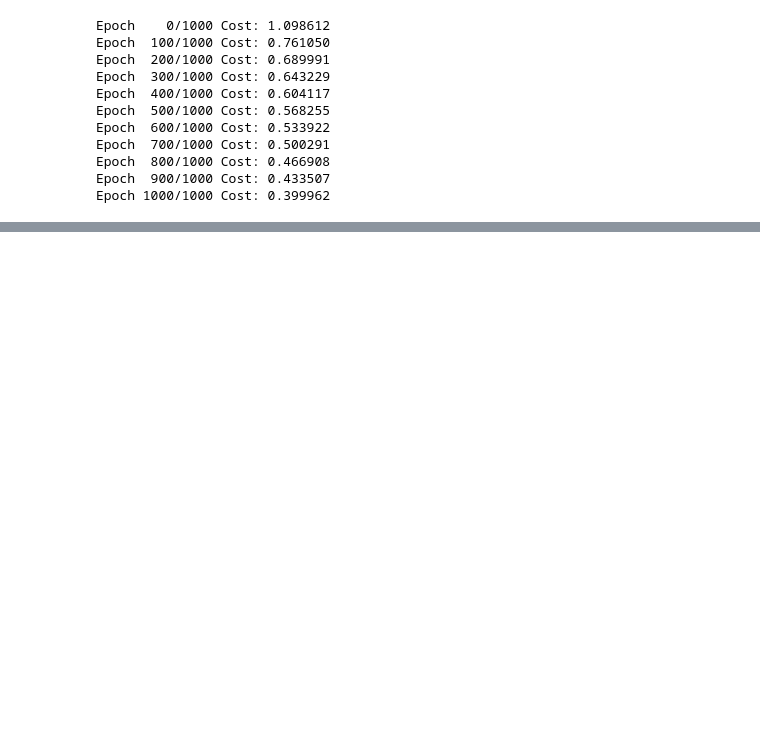
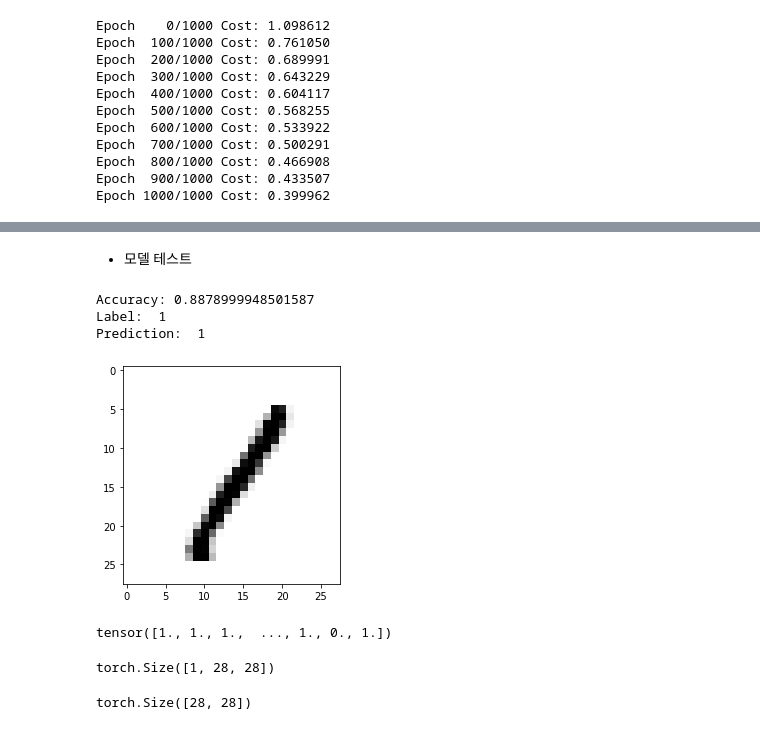
Before and after one commit to passiona2z/study, a Jupyter notebook: Pytorch_basic/Ch05_SoftmaxRegression.ipynb, the cells around one changed output, grey strips where cells are left out. Cells and saved outputs as stored; diff of their text form; code cells hidden in the pictures; blank space fills up the shorter version.

```diff
--- a/Pytorch_basic/Ch05_SoftmaxRegression.ipynb
+++ b/Pytorch_basic/Ch05_SoftmaxRegression.ipynb
@@ -401,20 +470,0 @@ Learning finished
-# %%
-with torch.no_grad():
-  x_test = mnist_test.test_data.view(-1, 28*28).float().to(device)
-  y_test = mnist_test.test_labels.to(device)
-
-  pred = linear(x_test)
-  correct_prediction = torch.argmax(pred, 1) == y_test
-  accuracy = correct_prediction.float().mean()
-  print('Accuracy:', accuracy.item())
-
-  r = random.randint(0, len(mnist_test) - 1)
-  X_single_data = mnist_test.test_data[r:r + 1].view(-1, 28 * 28).float().to(device)
-  Y_single_data = mnist_test.test_labels[r:r + 1].to(device)
-
-  print('Label: ', Y_single_data.item())
-  single_prediction = linear(X_single_data)
-  print('Prediction: ', torch.argmax(single_prediction, 1).item())
-
-  plt.imshow(mnist_test.test_data[r:r + 1].view(28, 28), cmap='Greys', interpolation='nearest')
-  plt.show()
@@ -425,0 +680,47 @@ Prediction:  3
+# %% [markdown]
+- 모델 테스트
+# %%
+# 테스트 데이터를 사용하여 모델을 테스트한다.
+with torch.no_grad(): # torch.no_grad()를 하면 gradient 계산을 수행하지 않는다.
+
+    X_test = mnist_test.test_data.view(-1, 28 * 28).float().to(device)
+    Y_test = mnist_test.test_labels.to(device)
+
+    # 학습을 수행할 필요없이 출력값을 argmax하여 비교
+    prediction = linear(X_test)
+    correct_prediction = torch.argmax(prediction, dim = 1) == Y_test
+
+    # 정확도 계산
+    accuracy = correct_prediction.float().mean()
+    print('Accuracy:', accuracy.item())
+
+    # MNIST 테스트 데이터에서 무작위로 하나를 뽑아서 예측을 해본다
+    r = random.randint(0, len(mnist_test) - 1)
+    # test_data
+    X_single_data = mnist_test.test_data[r:r + 1].view(-1, 28 * 28).float().to(device)
+    # test_labels
+    Y_single_data = mnist_test.test_labels[r:r + 1].to(device)
+
+    print('Label: ', Y_single_data.item())
+    single_prediction = linear(X_single_data)
+    print('Prediction: ', torch.argmax(single_prediction, dim = 1).item())
+
+    plt.imshow(mnist_test.test_data[r:r + 1].view(28, 28), cmap='Greys', interpolation='nearest')
+    plt.show()
+# %% [output]
+Accuracy: 0.8878999948501587
+Label:  1
+Prediction:  1
+[figure, added]
+# %%
+correct_prediction.float()
+# %% [output]
+tensor([1., 1., 1.,  ..., 1., 0., 1.])
+# %%
+mnist_test.test_data[r:r + 1].shape
+# %% [output]
+torch.Size([1, 28, 28])
+# %%
+mnist_test.test_data[r].shape
+# %% [output]
+torch.Size([28, 28])
```
Also changed, not shown: parts of 120 cells of this notebook, 12 other files.
